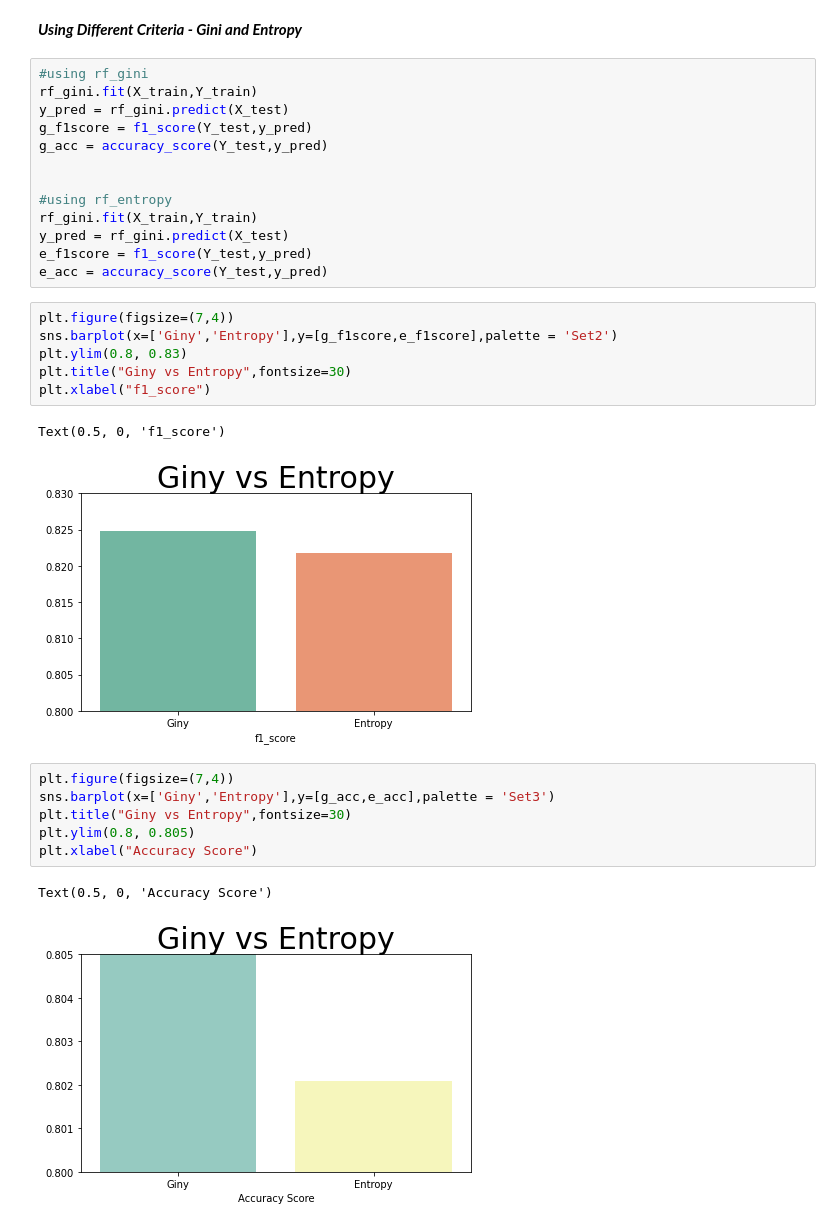
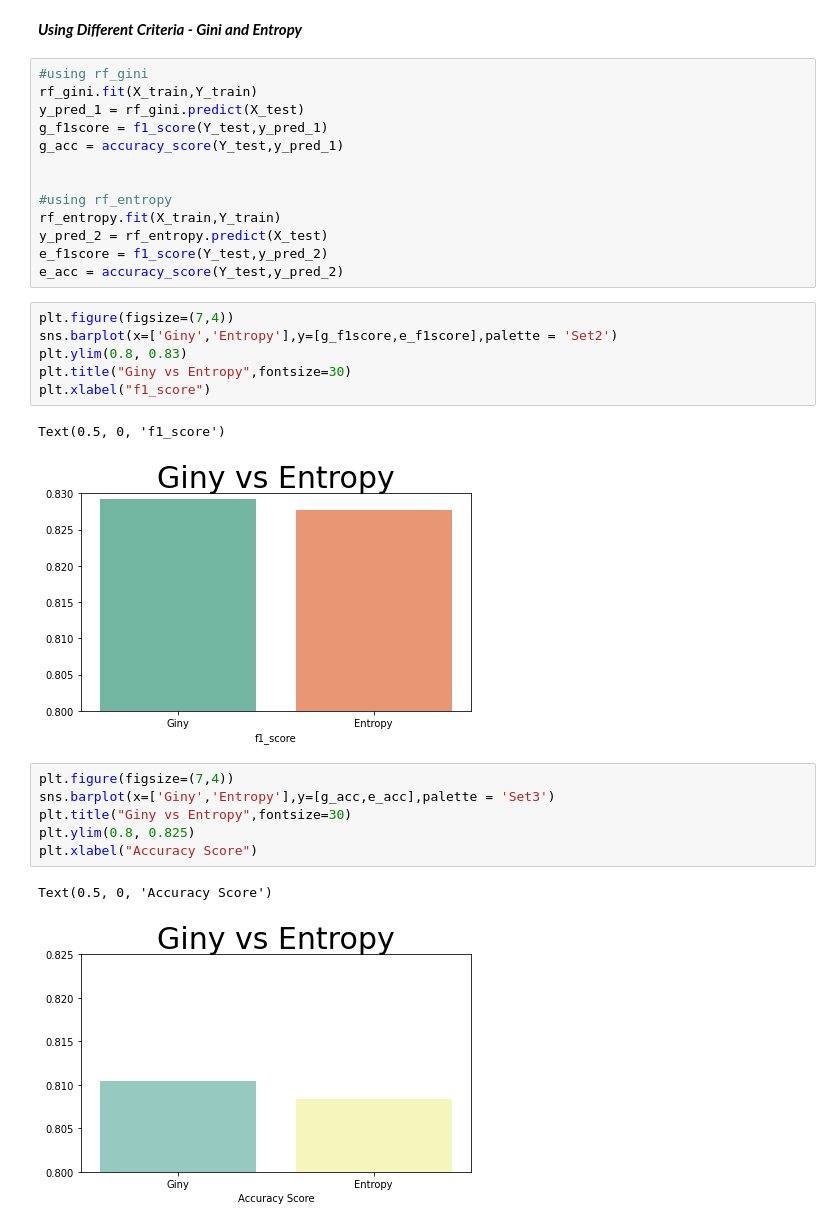
Before and after one commit to choureymanas/Red-WIne-Quality-Classification, a Jupyter notebook: red-wine-quality-prediction.ipynb, the cells around one changed output. Drawn from its saved outputs; the diff is of its cells as text.

Commit message:
Kaggle Notebook | Red Wine Quality Prediction | Version 8

```diff
--- a/red-wine-quality-prediction.ipynb
+++ b/red-wine-quality-prediction.ipynb
@@ -156,16 +215,16 @@ rf_entropy = RandomForestClassifier(criterion = 'entropy')
 # %%
 #using rf_gini
 rf_gini.fit(X_train,Y_train)
-y_pred = rf_gini.predict(X_test)
-g_f1score = f1_score(Y_test,y_pred)
-g_acc = accuracy_score(Y_test,y_pred)
+y_pred_1 = rf_gini.predict(X_test)
+g_f1score = f1_score(Y_test,y_pred_1)
+g_acc = accuracy_score(Y_test,y_pred_1)
 
 
 #using rf_entropy
-rf_gini.fit(X_train,Y_train)
-y_pred = rf_gini.predict(X_test)
-e_f1score = f1_score(Y_test,y_pred)
-e_acc = accuracy_score(Y_test,y_pred)
+rf_entropy.fit(X_train,Y_train)
+y_pred_2 = rf_entropy.predict(X_test)
+e_f1score = f1_score(Y_test,y_pred_2)
+e_acc = accuracy_score(Y_test,y_pred_2)
 # %%
 plt.figure(figsize=(7,4))
 sns.barplot(x=['Giny','Entropy'],y=[g_f1score,e_f1score],palette = 'Set2')
@@ -174,13 +233,13 @@ plt.title("Giny vs Entropy",fontsize=30)
 plt.xlabel("f1_score")
 # %% [output]
 Text(0.5, 0, 'f1_score')
-[figure, old version]
+[figure, new version]
 # %%
 plt.figure(figsize=(7,4))
 sns.barplot(x=['Giny','Entropy'],y=[g_acc,e_acc],palette = 'Set3')
 plt.title("Giny vs Entropy",fontsize=30)
-plt.ylim(0.8, 0.805)
+plt.ylim(0.8, 0.825)
 plt.xlabel("Accuracy Score")
 # %% [output]
 Text(0.5, 0, 'Accuracy Score')
-[figure, old version]
+[figure, new version]
```
Also changed, not shown: parts of 11 cells of this notebook.
